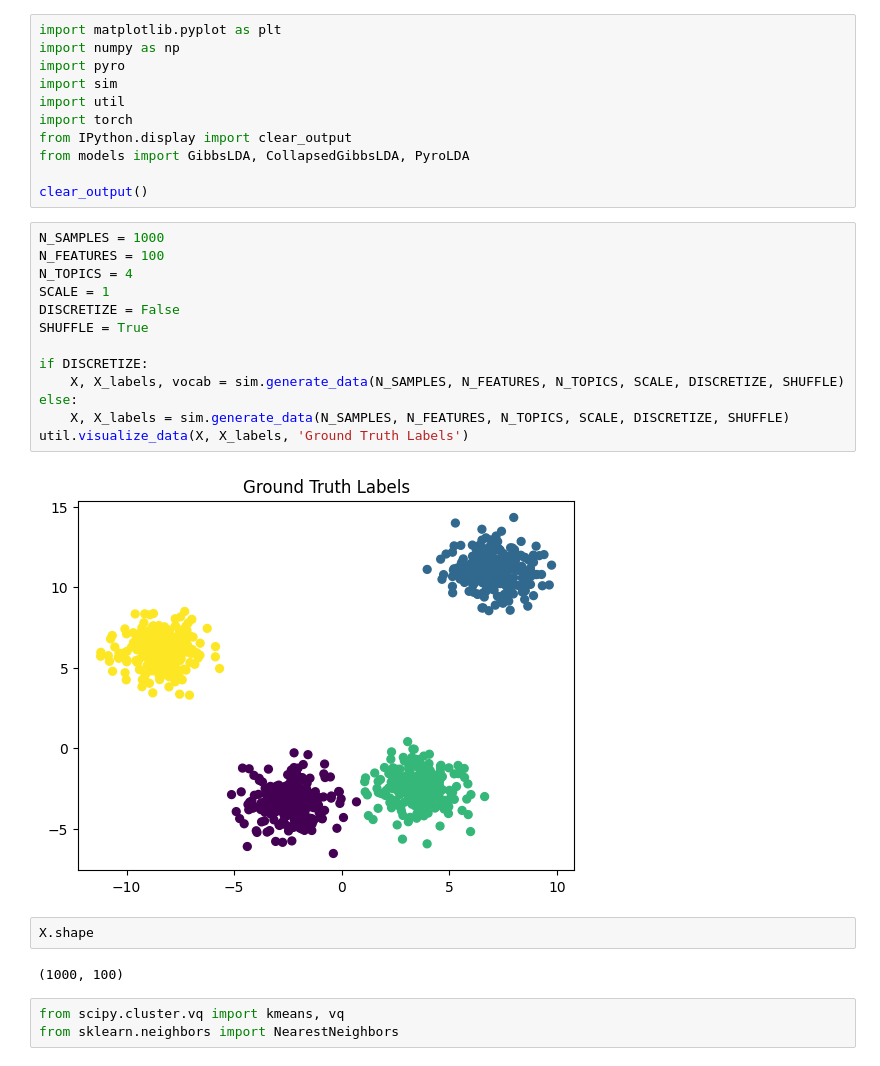
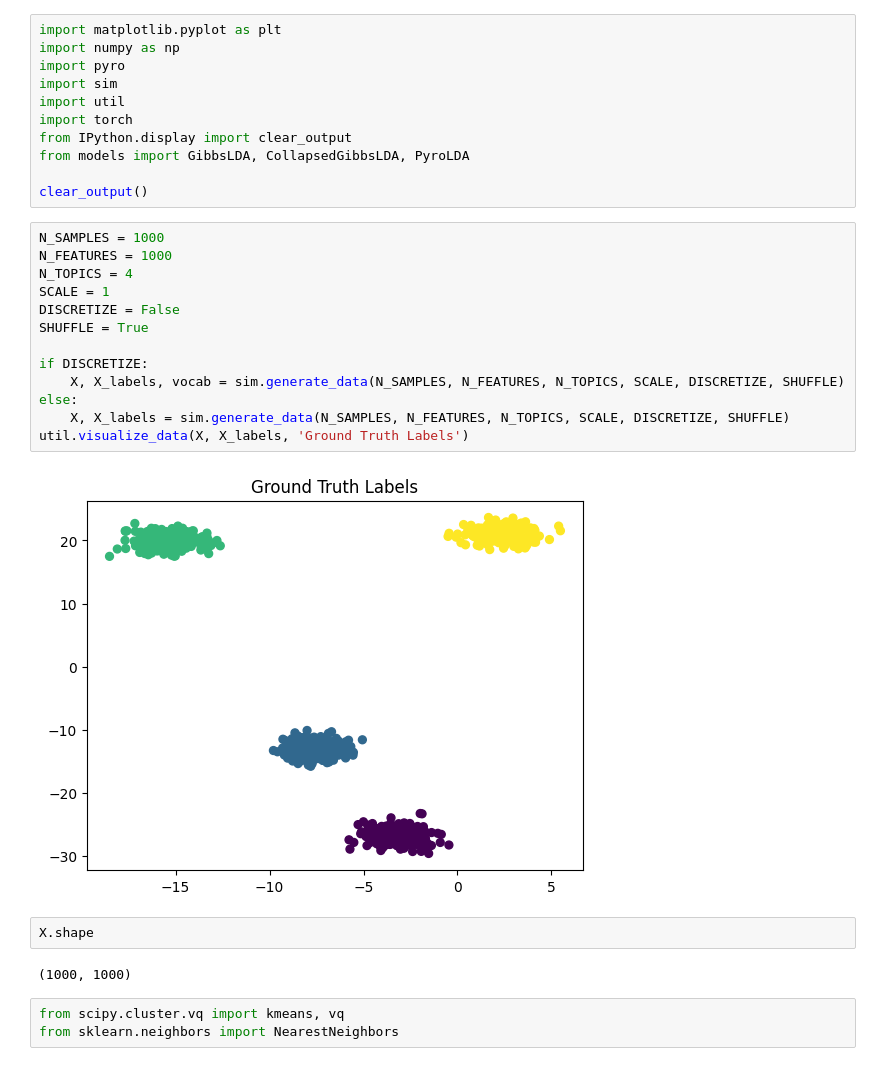
Before and after one commit to craigfouts/GibbsLDA, a Jupyter notebook: sandbox.ipynb, the cells around one changed output. Saved outputs shown, nothing was run; the diff lists cells and outputs as text.

```diff
--- a/sandbox.ipynb
+++ b/sandbox.ipynb
@@ -11,23 +11,23 @@ from models import GibbsLDA, CollapsedGibbsLDA, PyroLDA
 clear_output()
 # %%
 N_SAMPLES = 1000
-N_FEATURES = 100
+N_FEATURES = 1000
 N_TOPICS = 4
 SCALE = 1
 DISCRETIZE = False
 SHUFFLE = True
 
 if DISCRETIZE:
     X, X_labels, vocab = sim.generate_data(N_SAMPLES, N_FEATURES, N_TOPICS, SCALE, DISCRETIZE, SHUFFLE)
 else:
     X, X_labels = sim.generate_data(N_SAMPLES, N_FEATURES, N_TOPICS, SCALE, DISCRETIZE, SHUFFLE)
 util.visualize_data(X, X_labels, 'Ground Truth Labels')
 # %% [output]
-[figure, old version]
+[figure, new version]
 # %%
 X.shape
 # %% [output]
-(1000, 100)
+(1000, 1000)
 # %%
 from scipy.cluster.vq import kmeans, vq
 from sklearn.neighbors import NearestNeighbors
```
Also changed, not shown: parts of 19 cells of this notebook, 2 other files.
